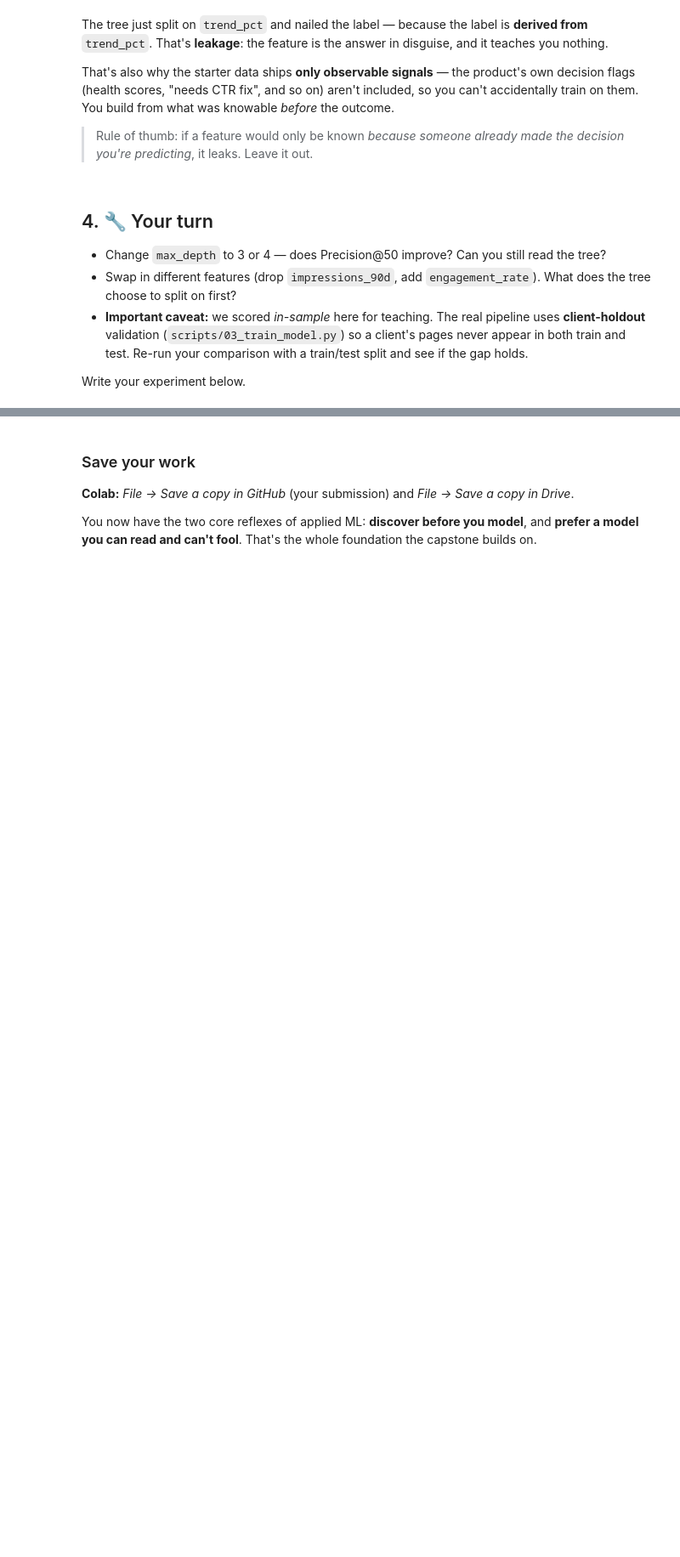
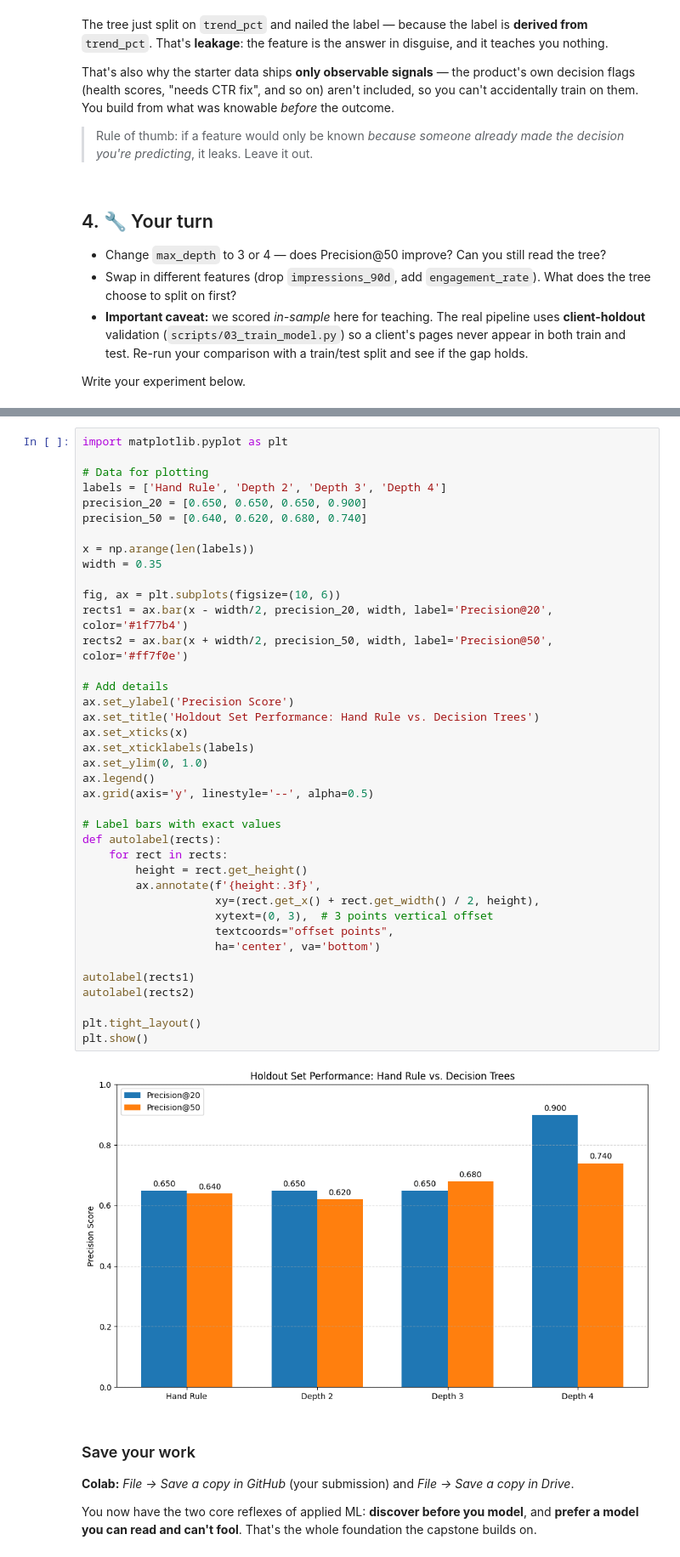
Before and after one commit to PundarikakshNTripathi/FlyRankAI-ML-Internship, a Jupyter notebook: notebooks/02_your_first_readable_model.ipynb, the cells around one changed output, grey strips where cells are left out. Shown at 85% size. Drawn from its saved outputs; the diff is of its cells as text; blank space fills up the shorter version.

```diff
--- a/notebooks/02_your_first_readable_model.ipynb
+++ b/notebooks/02_your_first_readable_model.ipynb
@@ -105,3 +224,44 @@ Write your experiment below.
+# %%
+import matplotlib.pyplot as plt
+
+# Data for plotting
+labels = ['Hand Rule', 'Depth 2', 'Depth 3', 'Depth 4']
+precision_20 = [0.650, 0.650, 0.650, 0.900]
+precision_50 = [0.640, 0.620, 0.680, 0.740]
+
+x = np.arange(len(labels))
+width = 0.35
+
+fig, ax = plt.subplots(figsize=(10, 6))
+rects1 = ax.bar(x - width/2, precision_20, width, label='Precision@20', color='#1f77b4')
+rects2 = ax.bar(x + width/2, precision_50, width, label='Precision@50', color='#ff7f0e')
+
+# Add details
+ax.set_ylabel('Precision Score')
+ax.set_title('Holdout Set Performance: Hand Rule vs. Decision Trees')
+ax.set_xticks(x)
+ax.set_xticklabels(labels)
+ax.set_ylim(0, 1.0)
+ax.legend()
+ax.grid(axis='y', linestyle='--', alpha=0.5)
+
+# Label bars with exact values
+def autolabel(rects):
+    for rect in rects:
+        height = rect.get_height()
+        ax.annotate(f'{height:.3f}',
+                    xy=(rect.get_x() + rect.get_width() / 2, height),
+                    xytext=(0, 3),  # 3 points vertical offset
+                    textcoords="offset points",
+                    ha='center', va='bottom')
+
+autolabel(rects1)
+autolabel(rects2)
+
+plt.tight_layout()
+plt.show()
+# %% [output]
+[figure, added]
 # %% [markdown]
 ### Save your work
 **Colab:** *File → Save a copy in GitHub* (your submission) and *File → Save a copy in Drive*.
```
Also changed, not shown: parts of 10 cells of this notebook.
